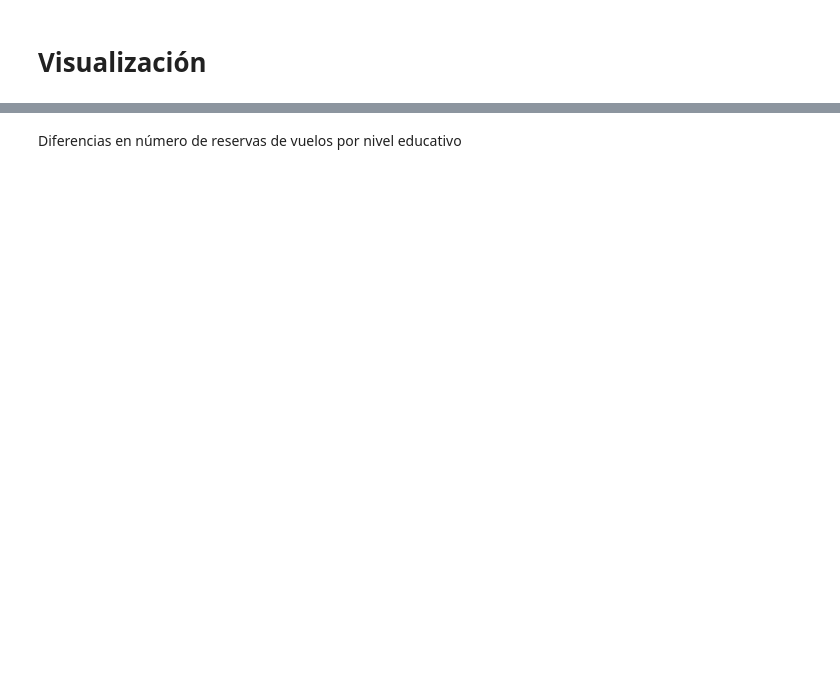
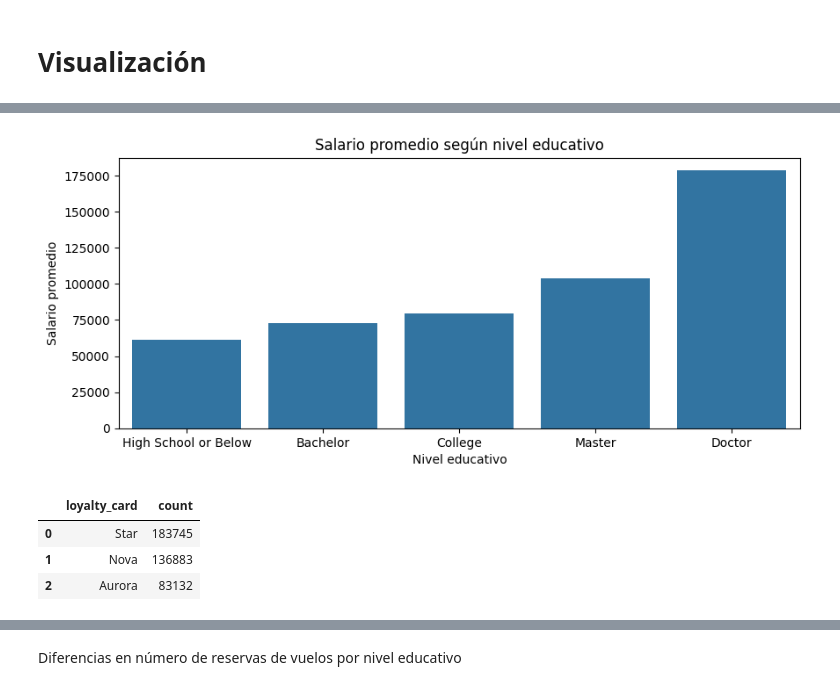
Before and after one commit to Adalab/bda-modulo-3-evaluacion-final-anitaromero25-bot, a Jupyter notebook: evaluacion_mod3_ana_romero_valderrama.ipynb, the cells around one changed output, grey strips where cells are left out. Saved outputs shown, nothing was run; the diff lists cells and outputs as text; code cells hidden in the pictures; blank space fills up the shorter version.

```diff
--- a/evaluacion_mod3_ana_romero_valderrama.ipynb
+++ b/evaluacion_mod3_ana_romero_valderrama.ipynb
@@ -725,21 +828,28 @@ plt.ylabel('Número de clientes')
 # %%
 # ¿CÓMO SE COMPARA EL SALARIO PROMEDIO ENTRE LOS DIFERENTES NIVELES EDUACTIVOS DE LOS CLIENTES?
 
-orden = ( df_merge.groupby('education')['salary'].mean().sort_values().index)
+orden = ( df_final.groupby('education')['salary'].mean().sort_values().index)
 
 plt.figure(figsize=(10,4))
 
-sns.barplot(x='education', y='salary',data=df_merge, order=orden,ci=None)
+sns.barplot(x='education', y='salary',data=df_final, order=orden,ci=None)
 
 plt.title('Salario promedio según nivel educativo')
 plt.xlabel('Nivel educativo')
 plt.ylabel('Salario promedio')
 
 
 plt.show()
+# %% [output]
+[figure, added]
 # %%
 # ¿ CUÁL ES LA PROPORCIÓN DE CLIENTES CON DIFERENTES TIPOS DE TARJETAS DE FIDELIDAD?
-df_tarj_fid = df_merge['loyalty_card'].value_counts().reset_index()
+df_tarj_fid = df_final['loyalty_card'].value_counts().reset_index()
 df_tarj_fid
+# %% [output]
+|  | loyalty_card | count |
+| 0 | Star | 183745 |
+| 1 | Nova | 136883 |
+| 2 | Aurora | 83132 |
 # %%
 plt.pie ('count', labels = 'loyalty_card',data = df_tarj_fid, autopct = '%1.1f%%',)
```
Also changed, not shown: parts of 16 cells of this notebook.
